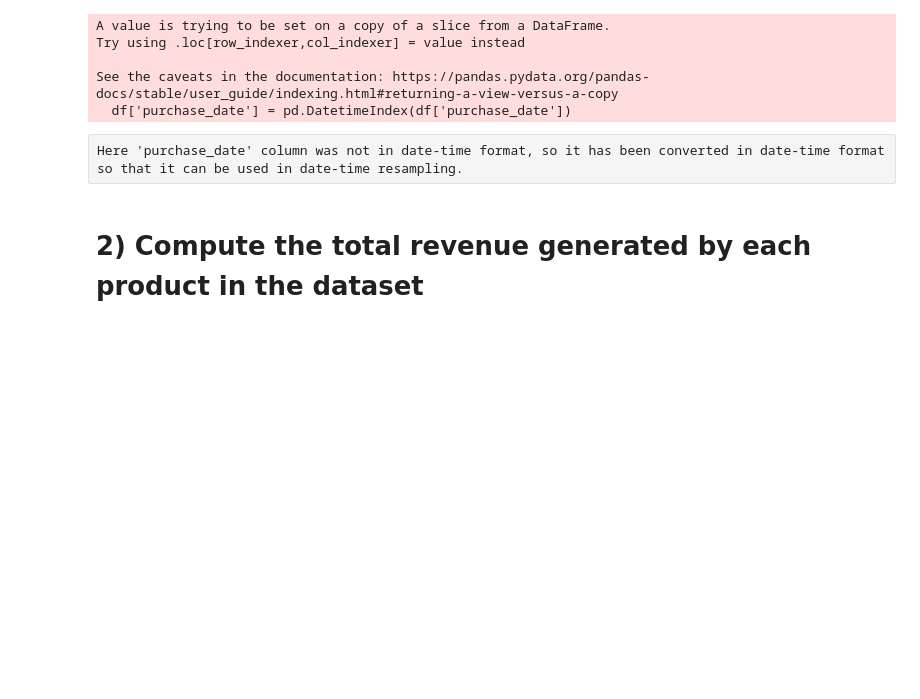
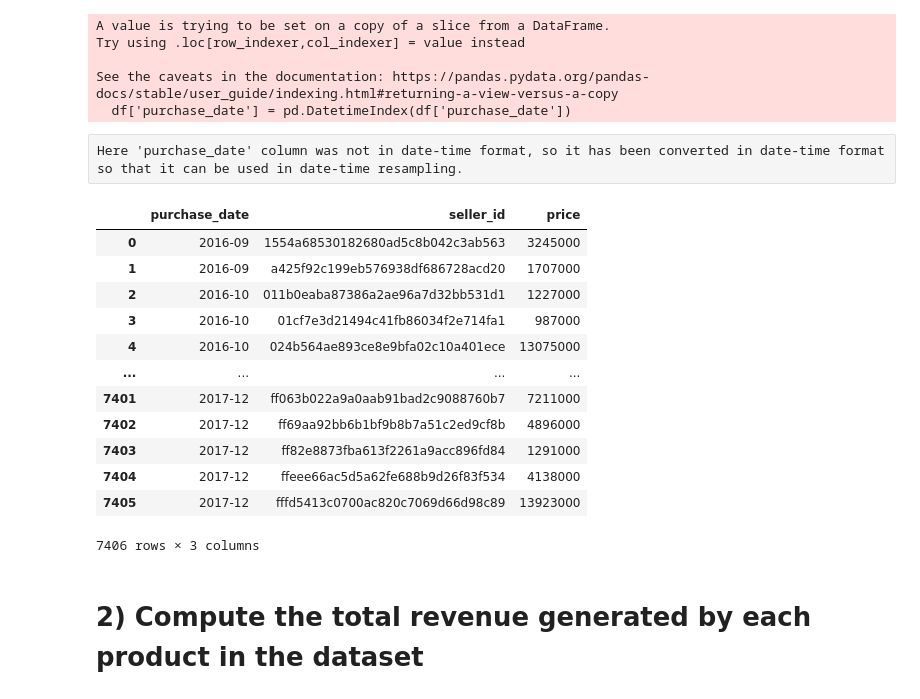
Before and after one commit to anuragsinghrajsingh/Tanx.fi-Infrastructure-Role-, a Jupyter notebook: Tanx_fi_Infrastructure_role.ipynb, the cells around one changed output. Saved outputs shown, nothing was run; the diff lists cells and outputs as text; code cells hidden in the pictures; blank space fills up the shorter version.

```diff
--- a/Tanx_fi_Infrastructure_role.ipynb
+++ b/Tanx_fi_Infrastructure_role.ipynb
@@ -163,8 +165,22 @@ See the caveats in the documentation: https://pandas.pydata.org/pandas-docs/stab
 # %% [raw]
 Here 'purchase_date' column was not in date-time format, so it has been converted in date-time format so that it can be used in date-time resampling.
 # %%
-revenue_per_month = df.groupby('seller_id').resample('M', on='purchase_date')['price'].sum()
+revenue_per_month = df.groupby([df['purchase_date'].dt.to_period('M'), 'seller_id'])['price'].sum().reset_index()
 revenue_per_month
+# %% [output]
+|  | purchase_date | seller_id | price |
+| 0 | 2016-09 | 1554a68530182680ad5c8b042c3ab563 | 3245000 |
+| 1 | 2016-09 | a425f92c199eb576938df686728acd20 | 1707000 |
+| 2 | 2016-10 | 011b0eaba87386a2ae96a7d32bb531d1 | 1227000 |
+| 3 | 2016-10 | 01cf7e3d21494c41fb86034f2e714fa1 | 987000 |
+| 4 | 2016-10 | 024b564ae893ce8e9bfa02c10a401ece | 13075000 |
+| ... | ... | ... | ... |
+| 7401 | 2017-12 | ff063b022a9a0aab91bad2c9088760b7 | 7211000 |
+| 7402 | 2017-12 | ff69aa92bb6b1bf9b8b7a51c2ed9cf8b | 4896000 |
+| 7403 | 2017-12 | ff82e8873fba613f2261a9acc896fd84 | 1291000 |
+| 7404 | 2017-12 | ffeee66ac5d5a62fe688b9d26f83f534 | 4138000 |
+| 7405 | 2017-12 | fffd5413c0700ac820c7069d66d98c89 | 13923000 |
+7406 rows × 3 columns
 # %% [markdown]
 # 2) Compute the total revenue generated by each product in the dataset
 # %% [markdown]
```
Also changed, not shown: parts of 1 cell of this notebook.
